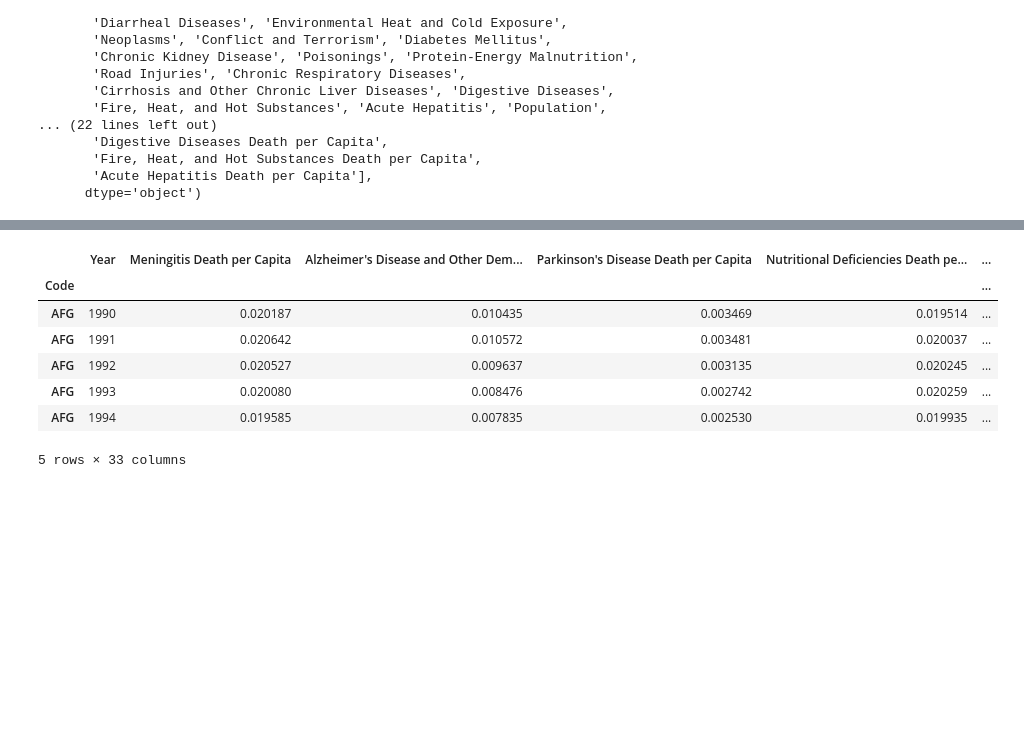
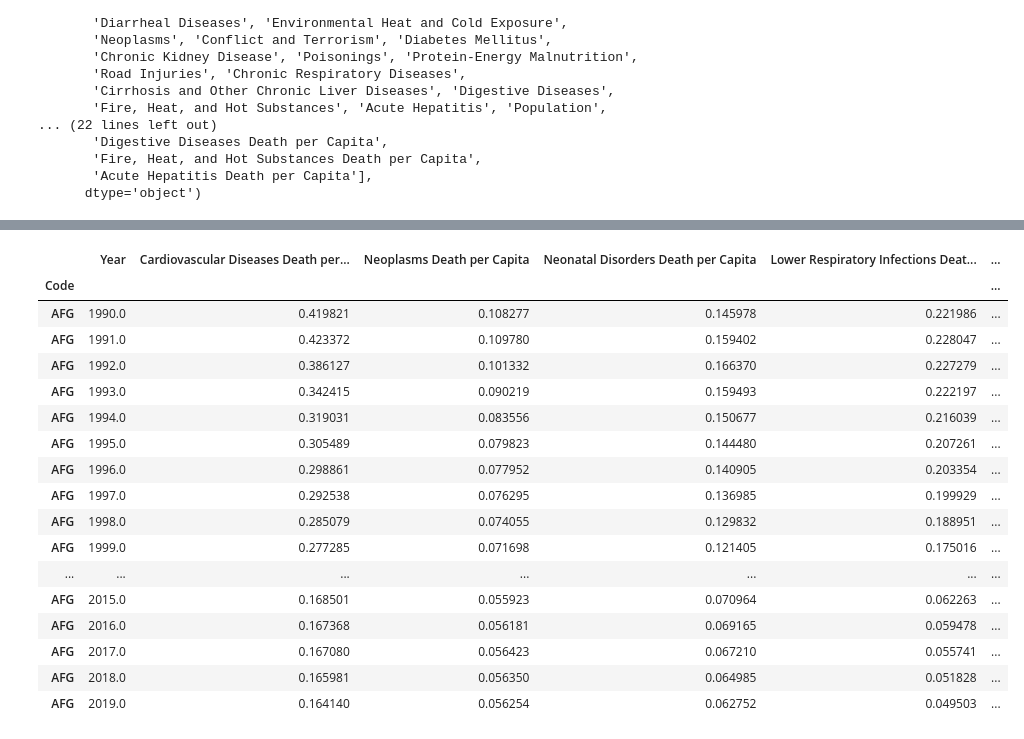
Before and after one commit to thomasjngo/Cause-of-Death-Analysis, a Jupyter notebook: Cause of Death Analysis/CommonCausesofDeath.ipynb, the cells around one changed output, grey strips where cells are left out. Saved outputs shown, nothing was run; the diff lists cells and outputs as text; code cells hidden in the pictures; blank space fills up the shorter version.

```diff
--- a/Cause of Death Analysis/CommonCausesofDeath.ipynb
+++ b/Cause of Death Analysis/CommonCausesofDeath.ipynb
@@ -228,7 +236,7 @@ bottom_death_country_year
 4584 rows × 5 columns
 # %%
 #making a df for deaths per capita
-per_capita_death_df=cause_pop_df[['Code','Year','Meningitis',
+per_capita_death_df=cause_aid_pop_df[['Code','Year','Meningitis',
        "Alzheimer's Disease and Other Dementias", "Parkinson's Disease",
        'Nutritional Deficiencies', 'Malaria', 'Drowning',
        'Interpersonal Violence', 'Maternal Disorders', 'HIV/AIDS',
@@ -287,7 +295,7 @@ Index(['Year', 'Meningitis', 'Alzheimer's Disease and Other Dementias',
       dtype='object')
 # %%
 #create a new df with just death per capita stats
-death_per_capita_list=['Year','Meningitis Death per Capita',
+death_per_capita_df=per_capita_death_df[['Year','Meningitis Death per Capita',
        "Alzheimer's Disease and Other Dementias Death per Capita",
        "Parkinson's Disease Death per Capita",
        'Nutritional Deficiencies Death per Capita', 'Malaria Death per Capita',
@@ -311,9 +319,8 @@ death_per_capita_list=['Year','Meningitis Death per Capita',
        'Cirrhosis and Other Chronic Liver Diseases Death per Capita',
        'Digestive Diseases Death per Capita',
        'Fire, Heat, and Hot Substances Death per Capita',
-       'Acute Hepatitis Death per Capita','Population']
-death_per_capita_df=per_capita_death_df[death_per_capita_list]
-death_per_capita_df
+       'Acute Hepatitis Death per Capita','Population']]
+death_per_capita_df.head(5)
 # %% [output]
 |  | Year | Meningitis Death per Capita | Alzheimer's Disease and Other Dem... | Parkinson's Disease Death per Capita | Nutritional Deficiencies Death pe... | ... |
 | Code |  |  |  |  |  | ... |
@@ -346,13 +356,25 @@ def bottom_death_of_country (code):
 # %%
-afg_death=death_per_capita_df.loc[(death_per_capita_df.index.values=='AFG')]
-afg_death.head()
+top_deaths=['Year','Cardiovascular Diseases Death per Capita', 'Neoplasms Death per Capita', 'Neonatal Disorders Death per Capita',
+       'Lower Respiratory Infections Death per Capita', 'Diarrheal Diseases Death per Capita']
+afg_death_top=afg_death[top_deaths]
+afg_death_top.astype(float)
 # %% [output]
-|  | Year | Meningitis Death per Capita | Alzheimer's Disease and Other Dem... | Parkinson's Disease Death per Capita | Nutritional Deficiencies Death pe... | ... |
+|  | Year | Cardiovascular Diseases Death per... | Neoplasms Death per Capita | Neonatal Disorders Death per Capita | Lower Respiratory Infections Deat... | ... |
 | Code |  |  |  |  |  | ... |
-| AFG | 1990 | 0.020187 | 0.010435 | 0.003469 | 0.019514 | ... |
-| AFG | 1991 | 0.020642 | 0.010572 | 0.003481 | 0.020037 | ... |
-| AFG | 1992 | 0.020527 | 0.009637 | 0.003135 | 0.020245 | ... |
-| AFG | 1993 | 0.020080 | 0.008476 | 0.002742 | 0.020259 | ... |
-| AFG | 1994 | 0.019585 | 0.007835 | 0.002530 | 0.019935 | ... |
+| AFG | 1990.0 | 0.419821 | 0.108277 | 0.145978 | 0.221986 | ... |
+| AFG | 1991.0 | 0.423372 | 0.109780 | 0.159402 | 0.228047 | ... |
+| AFG | 1992.0 | 0.386127 | 0.101332 | 0.166370 | 0.227279 | ... |
+| AFG | 1993.0 | 0.342415 | 0.090219 | 0.159493 | 0.222197 | ... |
+| AFG | 1994.0 | 0.319031 | 0.083556 | 0.150677 | 0.216039 | ... |
+| AFG | 1995.0 | 0.305489 | 0.079823 | 0.144480 | 0.207261 | ... |
+| AFG | 1996.0 | 0.298861 | 0.077952 | 0.140905 | 0.203354 | ... |
+| AFG | 1997.0 | 0.292538 | 0.076295 | 0.136985 | 0.199929 | ... |
+| AFG | 1998.0 | 0.285079 | 0.074055 | 0.129832 | 0.188951 | ... |
+| AFG | 1999.0 | 0.277285 | 0.071698 | 0.121405 | 0.175016 | ... |
+| ... | ... | ... | ... | ... | ... | ... |
+| AFG | 2015.0 | 0.168501 | 0.055923 | 0.070964 | 0.062263 | ... |
+| AFG | 2016.0 | 0.167368 | 0.056181 | 0.069165 | 0.059478 | ... |
+| AFG | 2017.0 | 0.167080 | 0.056423 | 0.067210 | 0.055741 | ... |
+| AFG | 2018.0 | 0.165981 | 0.056350 | 0.064985 | 0.051828 | ... |
+| AFG | 2019.0 | 0.164140 | 0.056254 | 0.062752 | 0.049503 | ... |
-5 rows × 33 columns
 # %%
```
Also changed, not shown: parts of 35 cells of this notebook.
